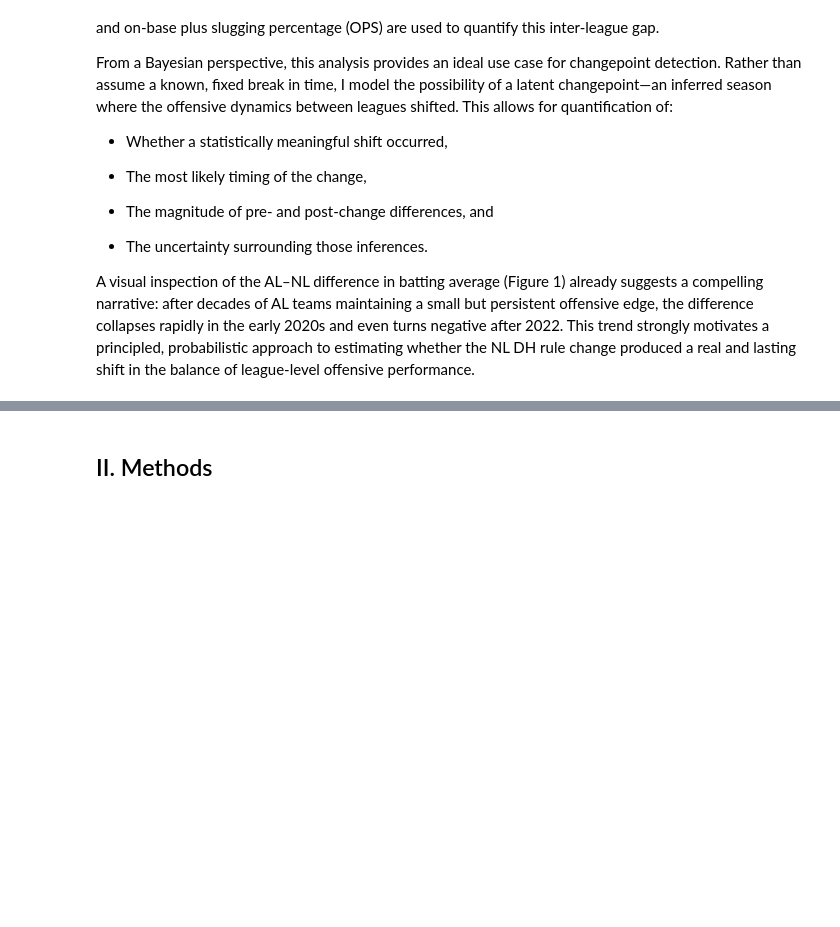
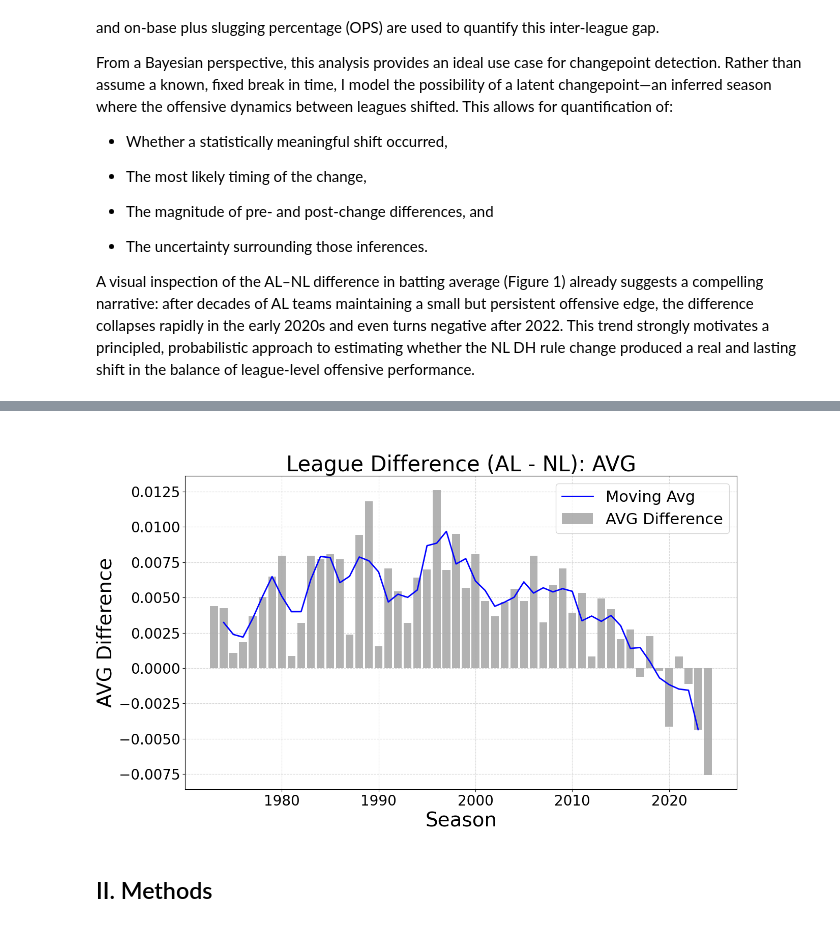
Before and after one commit to brettroman/ISYE6420Project, a Jupyter notebook: src/report.ipynb, the cells around one changed output, grey strips where cells are left out. Cells and saved outputs as stored; diff of their text form; code cells hidden in the pictures; blank space fills up the shorter version.

Commit message:
Fixed image in report

```diff
--- a/src/report.ipynb
+++ b/src/report.ipynb
@@ -26,3 +24,8 @@ A visual inspection of the AL–NL difference in batting average (Figure 1) alre
+# %%
+from IPython.display import Image
+Image(filename="../visualizations/league/diff/AVG.png")
+# %% [output]
+[figure, added]
 # %% [markdown]
 ## II. Methods
 # %% [markdown]
```
Also changed, not shown: parts of 1 cell of this notebook, 2 other files.
